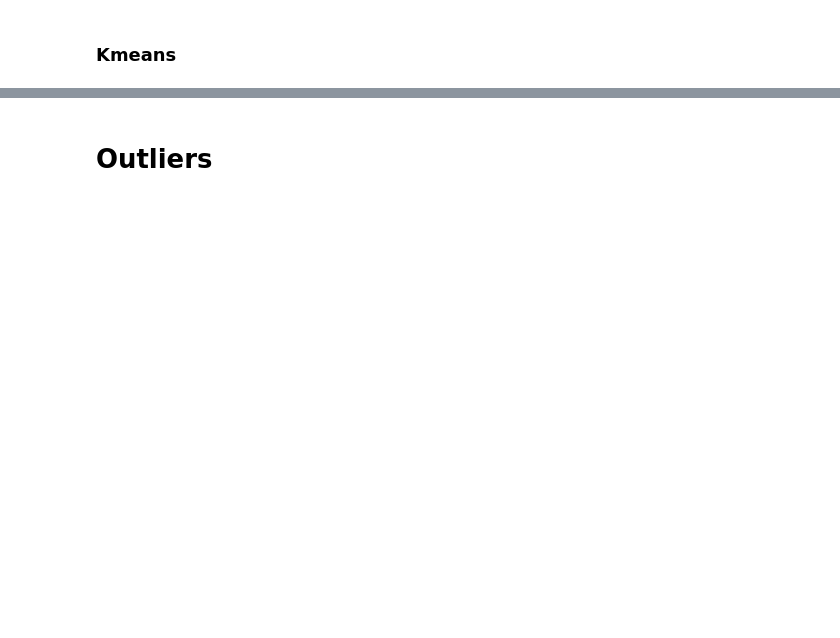
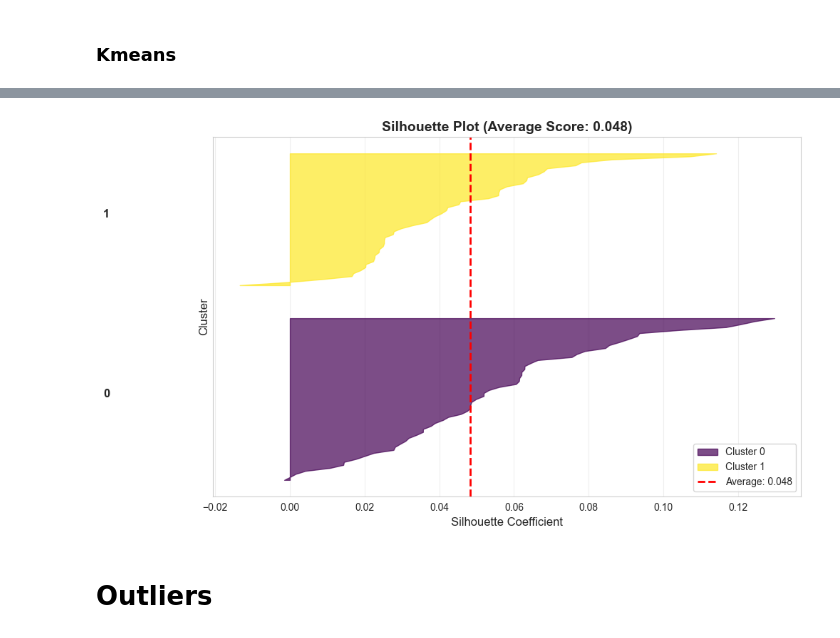
Before and after one commit to Avcuongy/DSS, a Jupyter notebook: notebooks/analysis/4_multivariate.ipynb, the cells around one changed output, grey strips where cells are left out. Saved outputs shown, nothing was run; the diff lists cells and outputs as text; code cells hidden in the pictures; blank space fills up the shorter version.

```diff
--- a/notebooks/analysis/4_multivariate.ipynb
+++ b/notebooks/analysis/4_multivariate.ipynb
@@ -587,3 +704,45 @@ ordinal_encoder = OrdinalEncoder(categories=[["Fast", "Average", "Slow"]])
+# %%
+# Silhouette plot cho từng cluster
+silhouette_vals = silhouette_samples(X, labels)
+silhouette_avg = silhouette_score(X, labels)
+
+fig, ax = plt.subplots(figsize=(10, 6))
+
+y_lower = 10
+colors = plt.cm.viridis(np.linspace(0, 1, best_k))
+
+for i in range(best_k):
+    cluster_silhouette_vals = silhouette_vals[labels == i]
+    cluster_silhouette_vals.sort()
+
+    size_cluster_i = cluster_silhouette_vals.shape[0]
+    y_upper = y_lower + size_cluster_i
+
+    ax.fill_betweenx(
+        np.arange(y_lower, y_upper),
+        0,
+        cluster_silhouette_vals,
+        facecolor=colors[i],
+        edgecolor=colors[i],
+        alpha=0.7,
+        label=f'Cluster {i}'
+    )
+
+    ax.text(-0.05, y_lower + 0.5 * size_cluster_i, str(i), fontsize=12, fontweight='bold')
+    y_lower = y_upper + 10
+
+ax.set_xlabel("Silhouette Coefficient", fontsize=12)
+ax.set_ylabel("Cluster", fontsize=12)
+ax.set_title(f'Silhouette Plot (Average Score: {silhouette_avg:.3f})', fontsize=14, fontweight='bold')
+ax.axvline(x=silhouette_avg, color="red", linestyle="--", linewidth=2, label=f'Average: {silhouette_avg:.3f}')
+ax.set_yticks([])
+ax.legend(loc='best')
+ax.grid(True, alpha=0.3)
+
+plt.tight_layout()
+plt.show()
+# %% [output]
+[figure, added]
 # %% [markdown]
 # Outliers
 # %%
```
Also changed, not shown: parts of 15 cells of this notebook, 1 other file.
